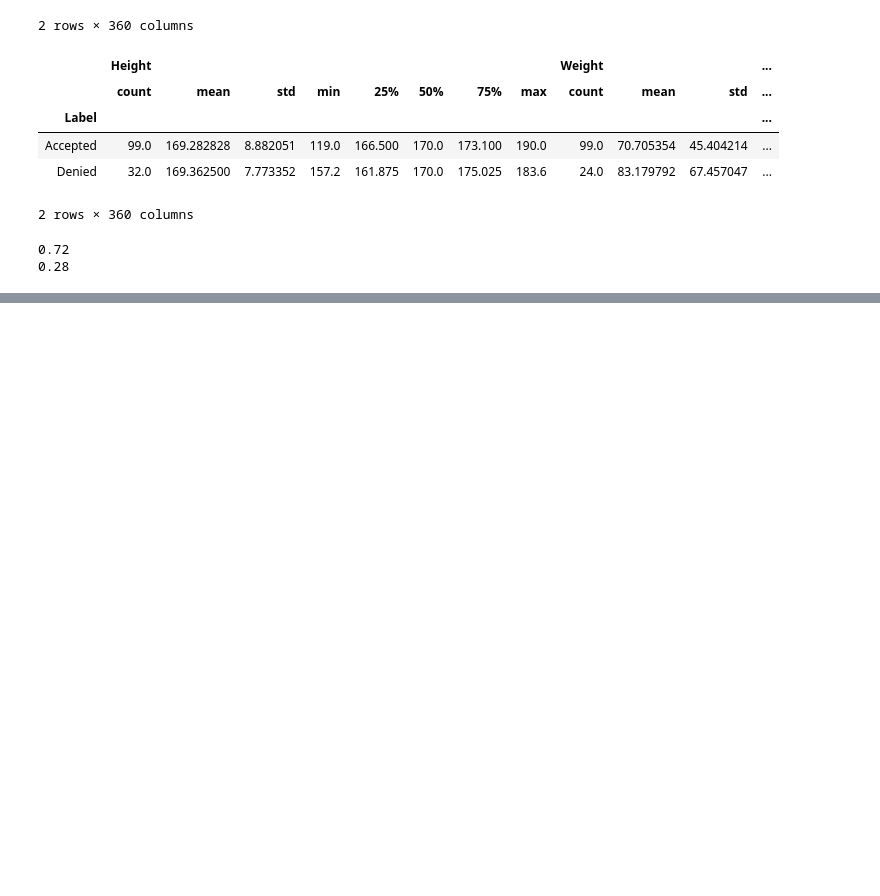
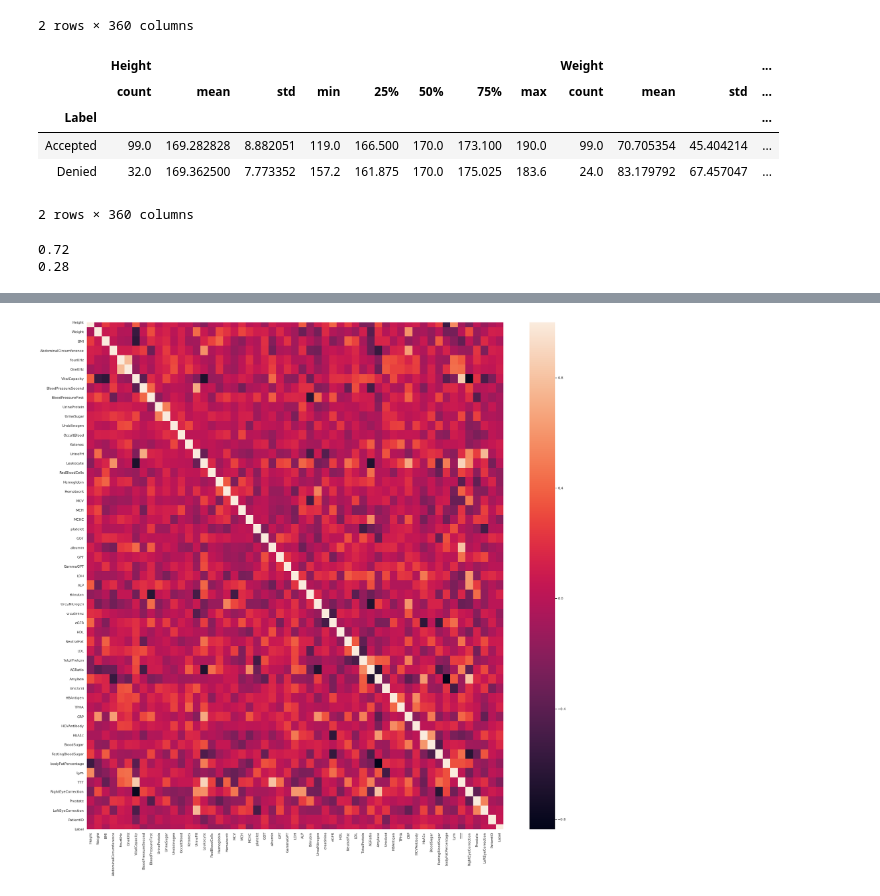
Before and after one commit to chaitalic07/Hands-on-challenge, a Jupyter notebook: ds_test.ipynb, the cells around one changed output, grey strips where cells are left out. Saved outputs shown, nothing was run; the diff lists cells and outputs as text; code cells hidden in the pictures; blank space fills up the shorter version.

```diff
--- a/ds_test.ipynb
+++ b/ds_test.ipynb
@@ -220,0 +242,9 @@ denied.describe()
+# %%
+fig, ax = plt.subplots(figsize=(30, 30))
+sns.heatmap(df.dropna(axis=0, how='all').corr(), ax=ax)
+plt.show()
+
+# plt.figure(figsize=(30,30))
+# sns.heatmap(df.corr());
+# %% [output]
+[figure, added]
```
Also changed, not shown: parts of 19 cells of this notebook.
